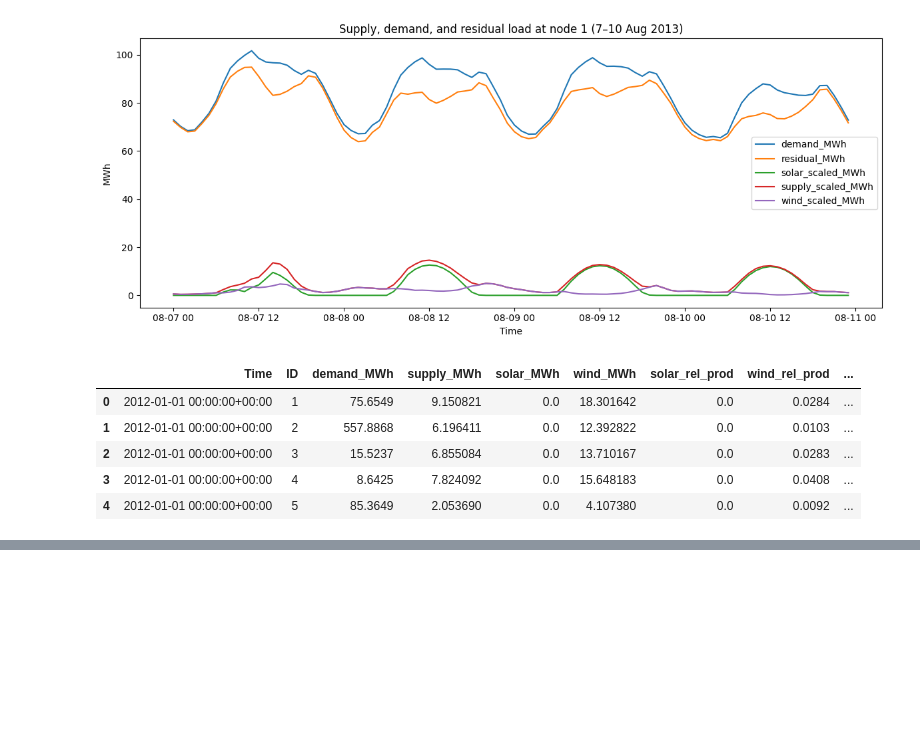
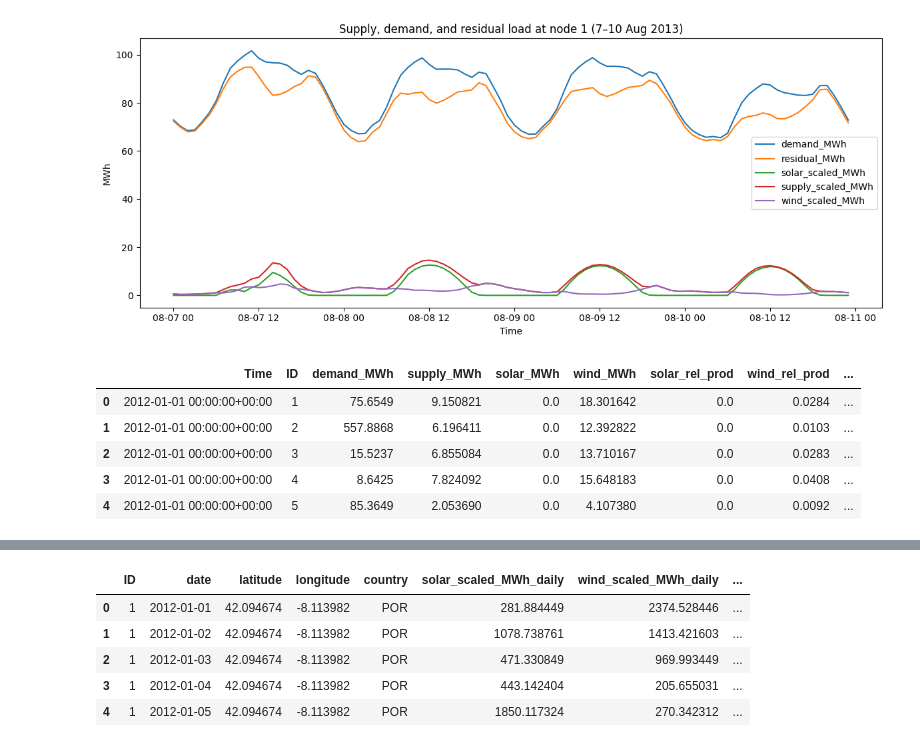
Before and after one commit to PatrickhCahill/jamboree2026, a Jupyter notebook: correlation_data.ipynb, the cells around one changed output, grey strips where cells are left out. Saved outputs shown, nothing was run; the diff lists cells and outputs as text; code cells hidden in the pictures; blank space fills up the shorter version.

```diff
--- a/correlation_data.ipynb
+++ b/correlation_data.ipynb
@@ -149,0 +153,11 @@ array([[<Axes: title={'center': 'spearman'}>]], dtype=object)
+# %%
+daily_df = pd.read_csv("lows.csv")
+# %%
+daily_df.head()
+# %% [output]
+|  | ID | date | latitude | longitude | country | solar_scaled_MWh_daily | wind_scaled_MWh_daily | ... |
+| 0 | 1 | 2012-01-01 | 42.094674 | -8.113982 | POR | 281.884449 | 2374.528446 | ... |
+| 1 | 1 | 2012-01-02 | 42.094674 | -8.113982 | POR | 1078.738761 | 1413.421603 | ... |
+| 2 | 1 | 2012-01-03 | 42.094674 | -8.113982 | POR | 471.330849 | 969.993449 | ... |
+| 3 | 1 | 2012-01-04 | 42.094674 | -8.113982 | POR | 443.142404 | 205.655031 | ... |
+| 4 | 1 | 2012-01-05 | 42.094674 | -8.113982 | POR | 1850.117324 | 270.342312 | ... |
```
Also changed, not shown: parts of 12 cells of this notebook, 4 other files.
